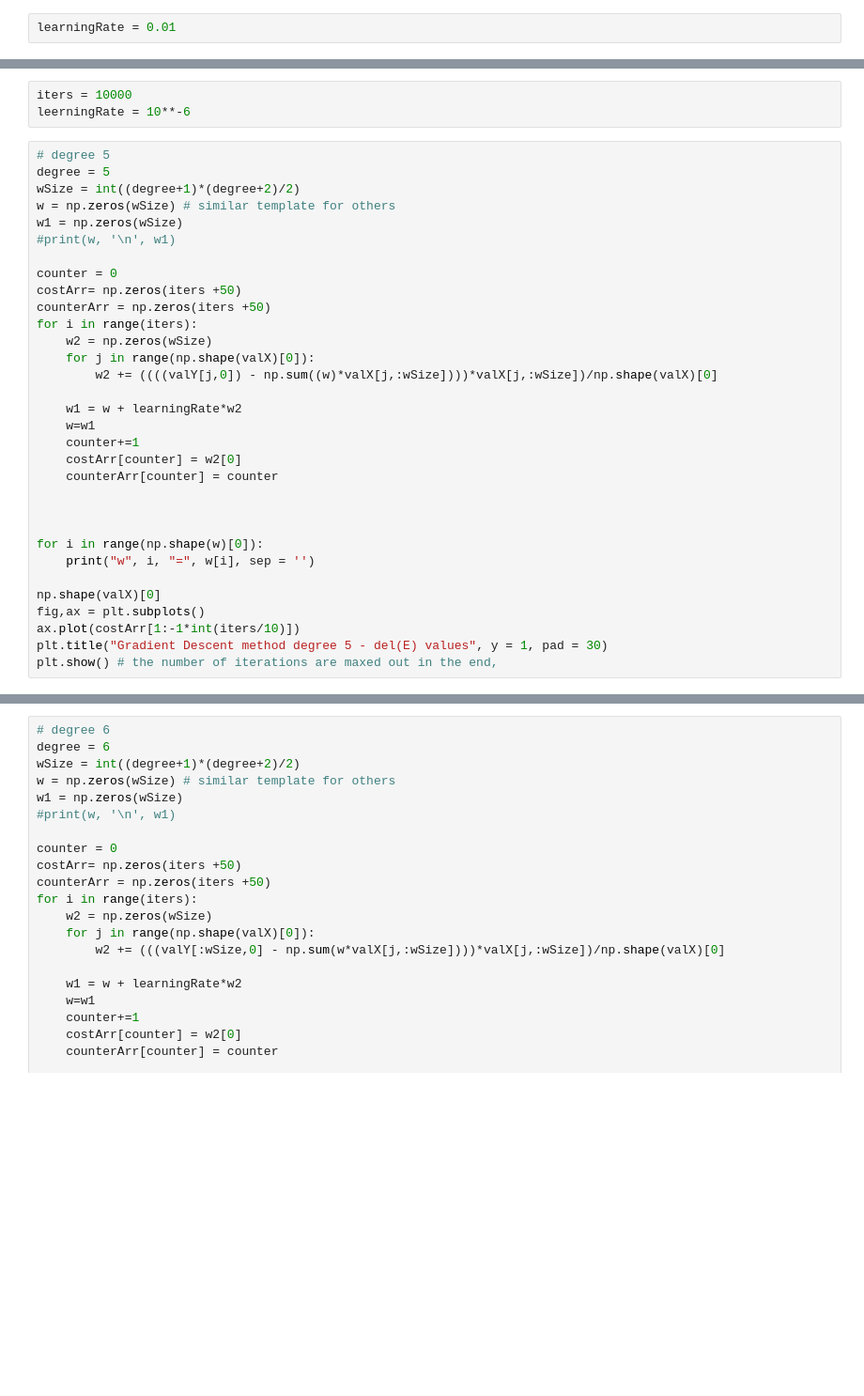
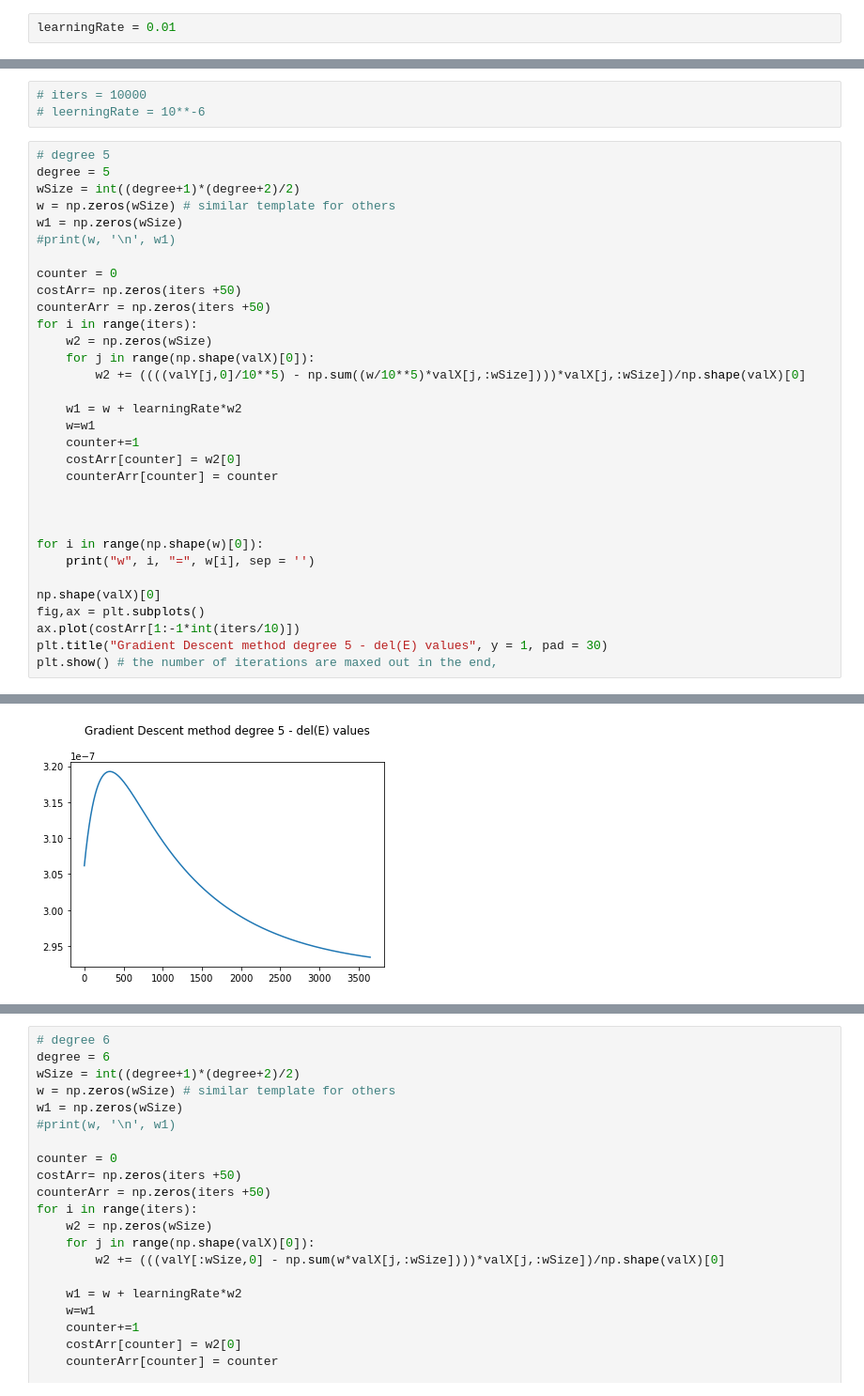
Before and after one commit to AmoghMoses/CS-F320-Assignment-1, a Jupyter notebook: Assignment1B a.ipynb, the cells around one changed output, grey strips where cells are left out. Shown at 94% size. Drawn from its saved outputs; the diff is of its cells as text; blank space fills up the shorter version.

```diff
--- a/Assignment1B a.ipynb
+++ b/Assignment1B a.ipynb
@@ -744,6 +746,6 @@ testError/(np.shape(testXVal)[0]*2)
 # %%
-iters = 10000
-leerningRate = 10**-6
+# iters = 10000
+# leerningRate = 10**-6
 # %%
 # degree 5
 degree = 5
@@ -758,7 +760,7 @@ counterArr = np.zeros(iters +50)
 for i in range(iters):
     w2 = np.zeros(wSize)
     for j in range(np.shape(valX)[0]):
-        w2 += ((((valY[j,0]) - np.sum((w)*valX[j,:wSize])))*valX[j,:wSize])/np.shape(valX)[0]
+        w2 += ((((valY[j,0]/10**5) - np.sum((w/10**5)*valX[j,:wSize])))*valX[j,:wSize])/np.shape(valX)[0]
 
     w1 = w + learningRate*w2
     w=w1
@@ -776,3 +778,4 @@ fig,ax = plt.subplots()
 ax.plot(costArr[1:-1*int(iters/10)])
 plt.title("Gradient Descent method degree 5 - del(E) values", y = 1, pad = 30)
 plt.show() # the number of iterations are maxed out in the end,
+# %% [output]
@@ -779,3 +799,4 @@ plt.show() # the number of iterations are maxed out in the end,
+[figure, added]
 # %%
 # training data error for degree 5
 w1 = 0
```
Also changed, not shown: parts of 30 cells of this notebook, 1 other file.
